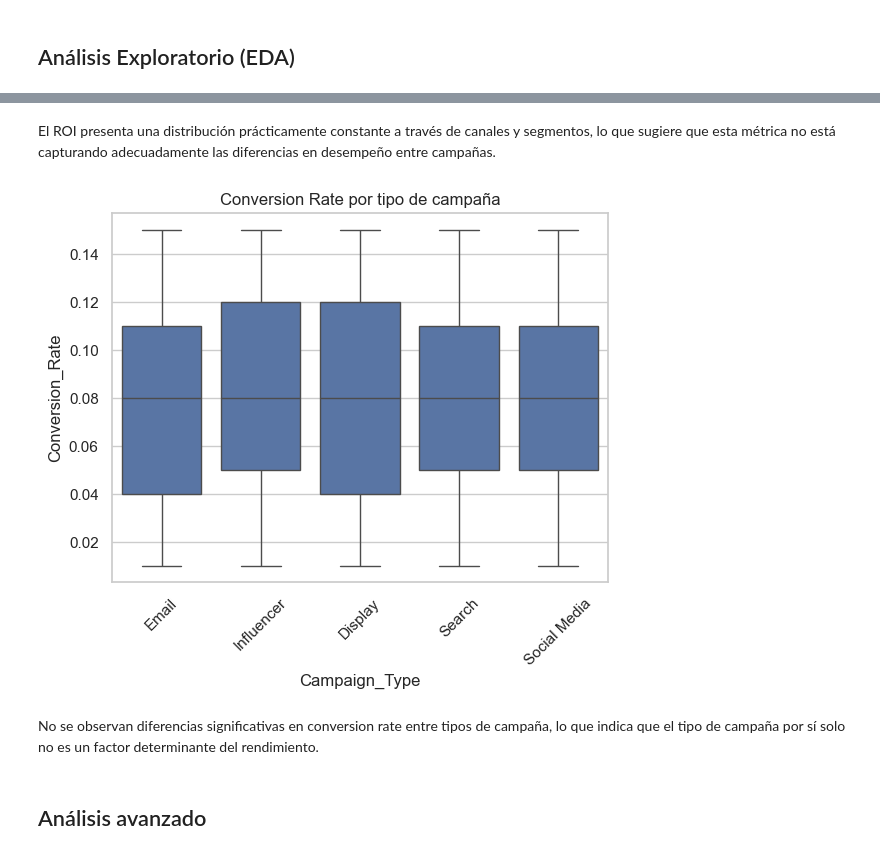
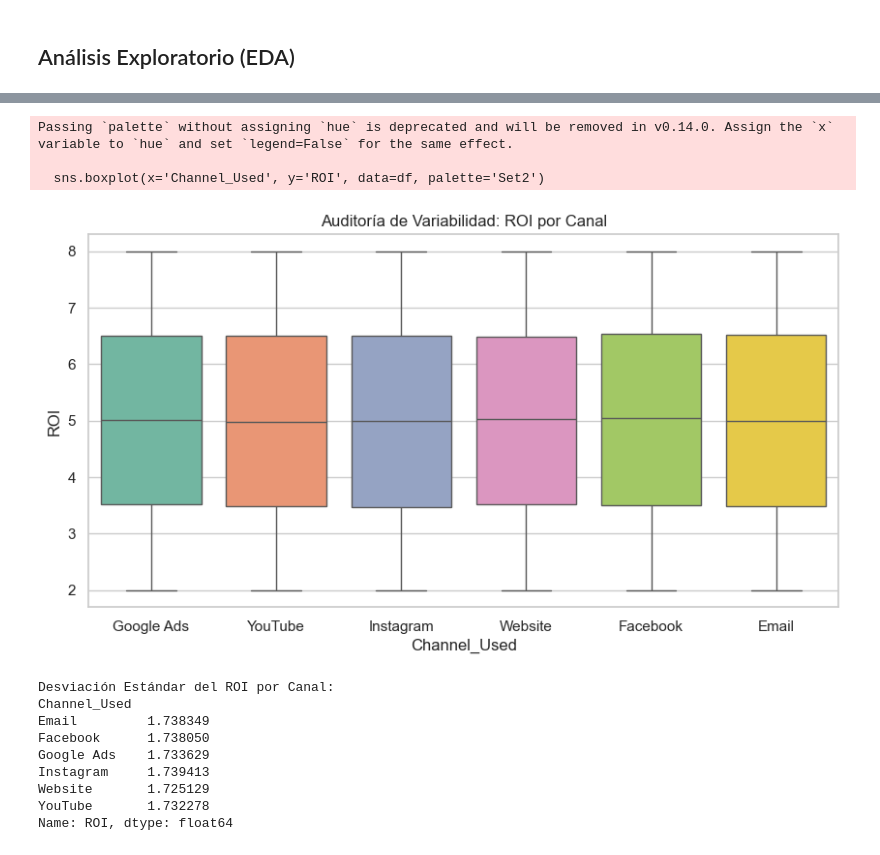
Before and after one commit to ariadnaschz/Marketing-Niche-Discovery, a Jupyter notebook: Notebooks/01_data_audit.ipynb, the cells around one changed output, grey strips where cells are left out. Saved outputs shown, nothing was run; the diff lists cells and outputs as text; code cells hidden in the pictures.

```diff
--- a/Notebooks/01_data_audit.ipynb
+++ b/Notebooks/01_data_audit.ipynb
@@ -157,16 +110,29 @@ plt.show()
-# %% [markdown]
-El ROI presenta una distribución prácticamente constante a través de canales y segmentos, lo que sugiere que esta métrica no está capturando adecuadamente las diferencias en desempeño entre campañas.
-# %%
-# Conversion Rate por tipo de campaña
-sns.boxplot(x='Campaign_Type', y='Conversion_Rate', data=df)
-plt.xticks(rotation=45)
-plt.title("Conversion Rate por tipo de campaña")
-plt.show()
-# %% [output]
-[figure, removed]
-# %% [markdown]
-No se observan diferencias significativas en conversion rate entre tipos de campaña, lo que indica que el tipo de campaña por sí solo no es un factor determinante del rendimiento.
-# %% [markdown]
-## Análisis avanzado
+# %%
+# Calcular Tasa de Clicks (CTR)
+df['CTR'] = df['Clicks'] / df['Impressions']
+
+# ¿Hay diferencias reales entre canales?
+# Si el ROI es casi idéntico en todos, el dataset es "plano" (ruido aleatorio).
+plt.figure(figsize=(10, 5))
+sns.boxplot(x='Channel_Used', y='ROI', data=df, palette='Set2')
+plt.title("Auditoría de Variabilidad: ROI por Canal")
+plt.show()
+
+print("Desviación Estándar del ROI por Canal:")
+print(df.groupby('Channel_Used')['ROI'].std())
+# %% [output]
+Passing `palette` without assigning `hue` is deprecated and will be removed in v0.14.0. Assign the `x` variable to `hue` and set `legend=False` for the same effect.
+
+  sns.boxplot(x='Channel_Used', y='ROI', data=df, palette='Set2')
+[figure, added]
+Desviación Estándar del ROI por Canal:
+Channel_Used
+Email         1.738349
+Facebook      1.738050
+Google Ads    1.733629
+Instagram     1.739413
+Website       1.725129
+YouTube       1.732278
+Name: ROI, dtype: float64
 # %%
 # Correlation Analysis
```
Also changed, not shown: parts of 27 cells of this notebook.
